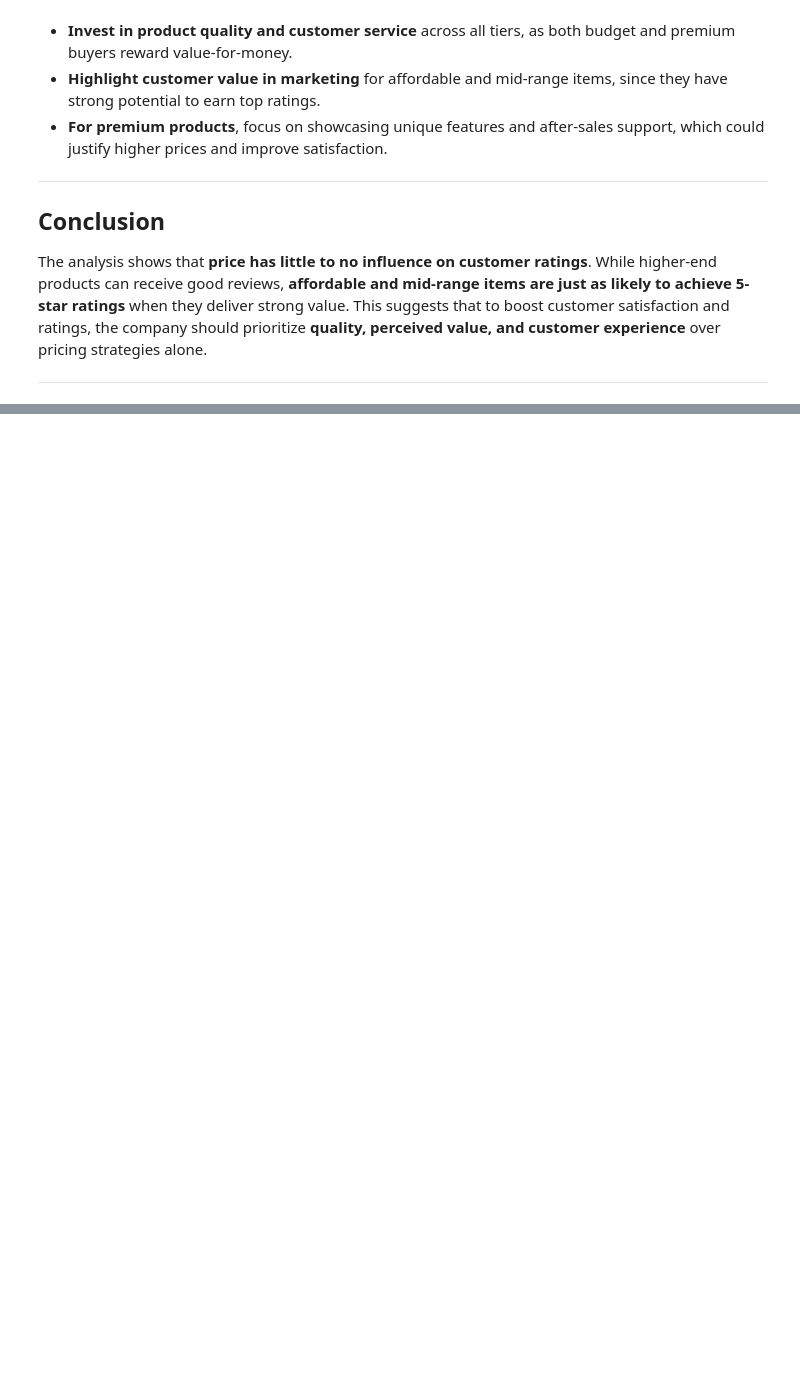
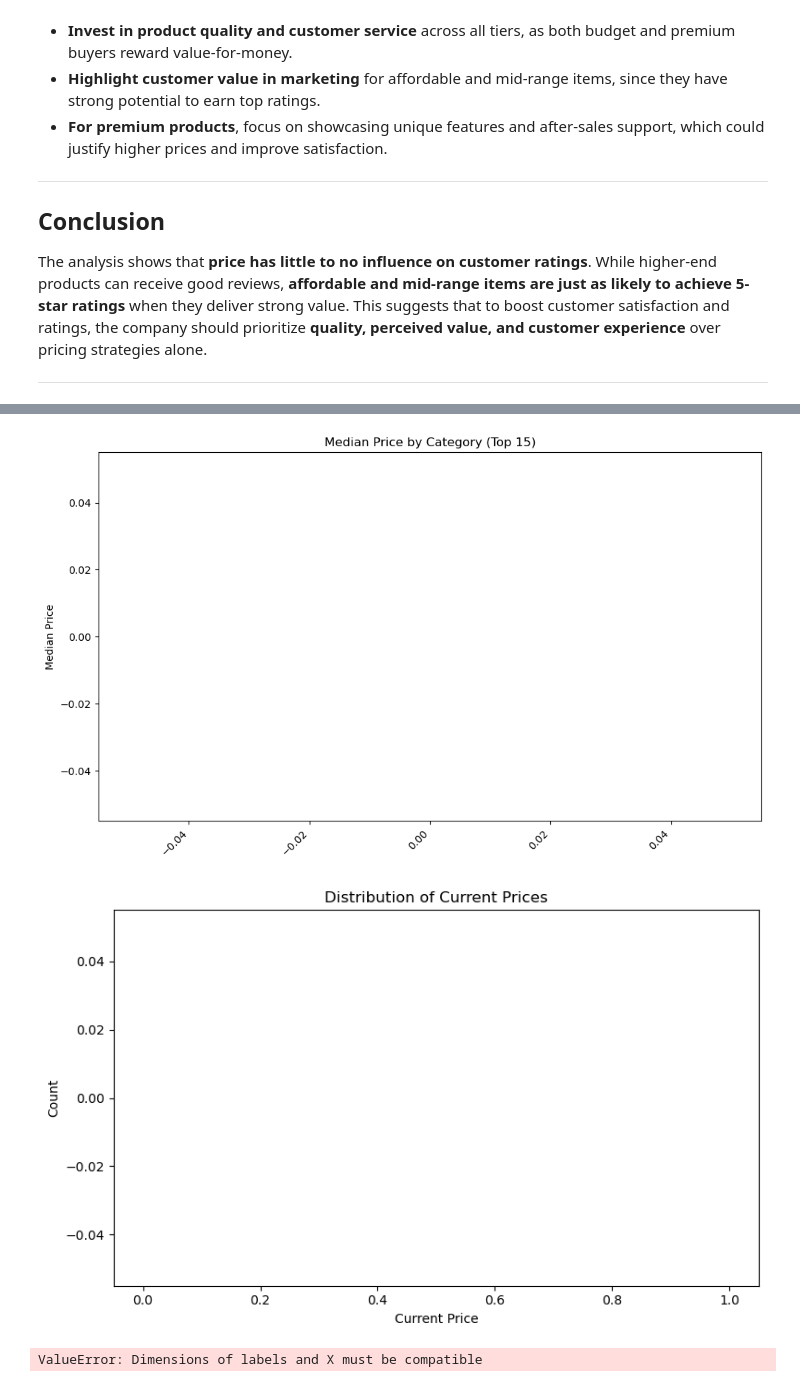
Before and after one commit to RWKarimi/E-commerce-pricing-tool, a Jupyter notebook: E_commerce_project.ipynb, the cells around one changed output, grey strips where cells are left out. Cells and saved outputs as stored; diff of their text form; code cells hidden in the pictures; blank space fills up the shorter version.

```diff
--- a/E_commerce_project.ipynb
+++ b/E_commerce_project.ipynb
@@ -633,0 +680,4 @@ The analysis shows that **price has little to no influence on customer ratings**
+# %%
+PL_PRICE_COL = None  # e.g., 'current_price'
+PL_CATEGORY_COL = None  # e.g., 'main_category'
+PL_OUT_DIR = 'price_landscape_outputs'
@@ -633,0 +767,7 @@ The analysis shows that **price has little to no influence on customer ratings**
+# %%
+pl = build_price_landscape(df, price_col=PL_PRICE_COL, category_col=PL_CATEGORY_COL, out_dir=PL_OUT_DIR)
+pl['columns_used'], pl['paths'], pl['answers']
+# %% [output]
+[figure, added]
+[figure, added]
+ValueError: Dimensions of labels and X must be compatible
```
Also changed, not shown: parts of 12 cells of this notebook, 1 other file.
